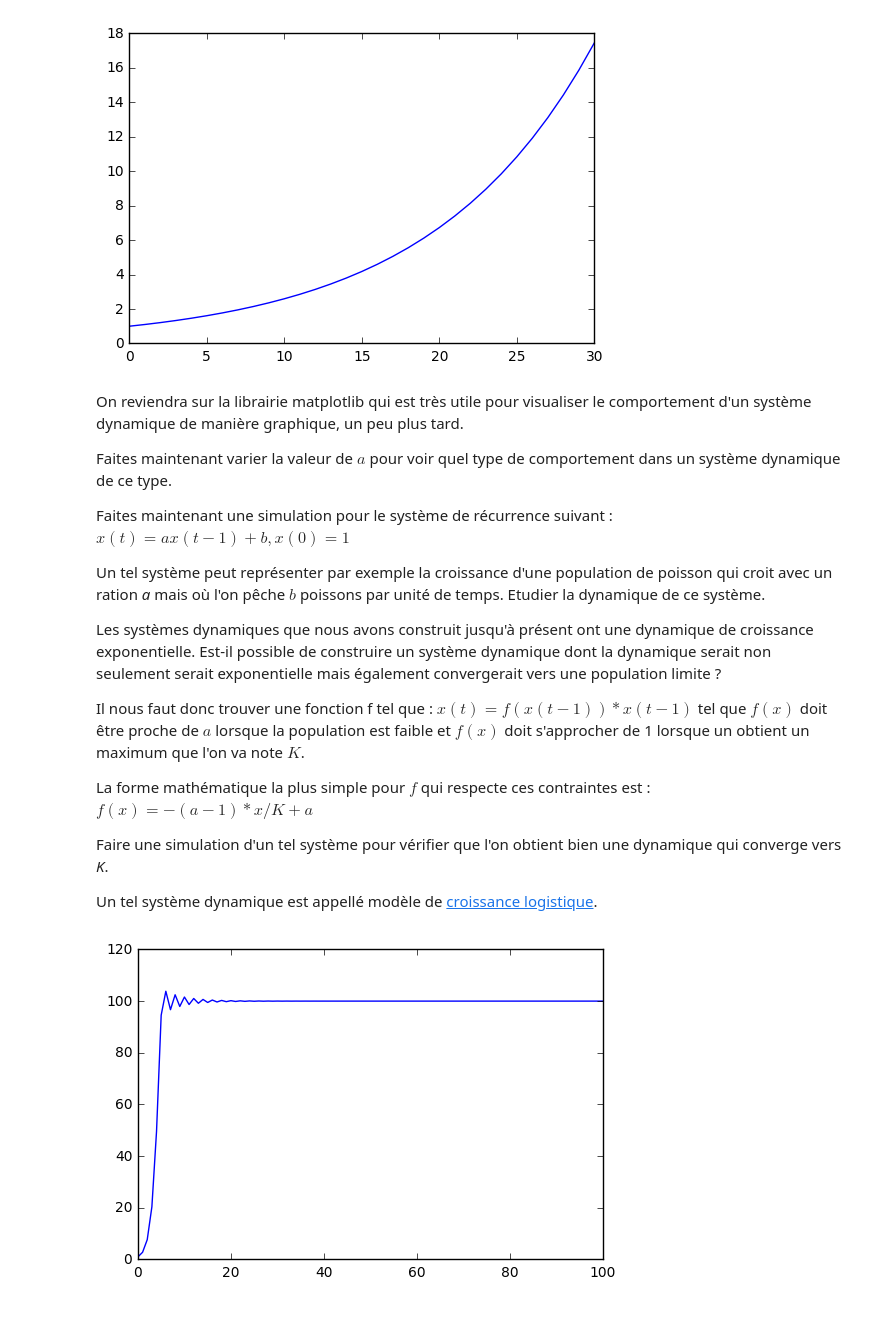
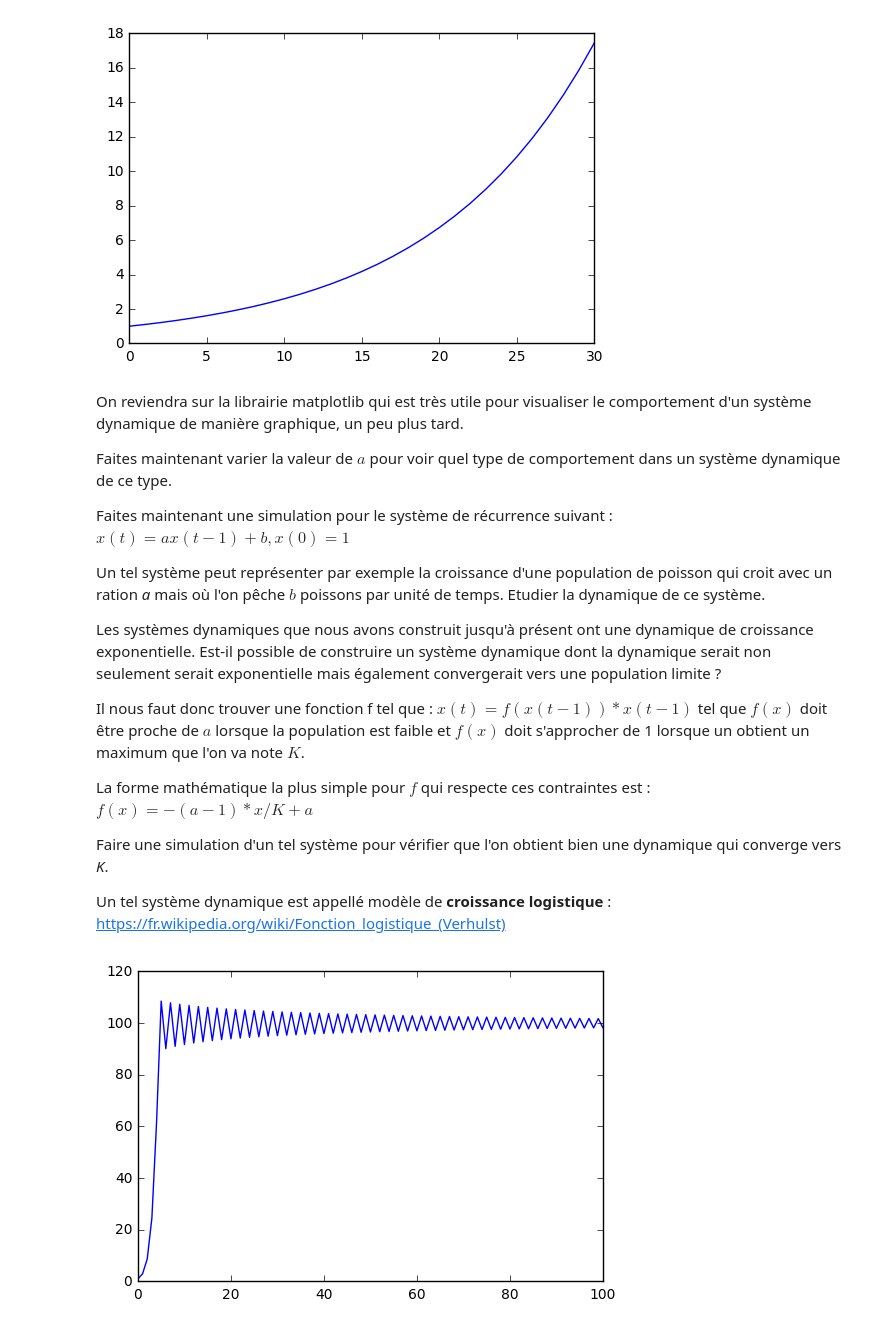
Before and after one commit to SergeStinckwich/ARE-UPMC, a Jupyter notebook: ARE-DYNAMIC/fiche1.ipynb, the cells around one changed output. Drawn from its saved outputs; the diff is of its cells as text; code cells hidden in the pictures.

```diff
--- a/ARE-DYNAMIC/fiche1.ipynb
+++ b/ARE-DYNAMIC/fiche1.ipynb
@@ -138,30 +138,30 @@ $f(x) = -(a-1)*x/K + a$
 
 Faire une simulation d'un tel système pour vérifier que l'on obtient bien une dynamique qui converge vers _K_.
 
-Un tel système dynamique est appellé modèle de [croissance logistique](https://fr.wikipedia.org/wiki/Fonction_logistique_(Verhulst) ).
+Un tel système dynamique est appellé modèle de **croissance logistique** : https://fr.wikipedia.org/wiki/Fonction_logistique_(Verhulst)
 # %%
 %matplotlib inline
 from pylab import *
-a = 2.8
+a = 2.99
 K = 100
 def initialize():
     global x, result
     x = 1.0
     result = [x]
 
 def observe():
     global x, result
     result.append(x)
 
 def update():
     global x, result
     x = (-(a-1)*x/K + a)*x
 
 initialize()
 for t in range(100):
     update()
     observe()
 plot(result)
 show()
 # %% [output]
-[figure, old version]
+[figure, new version]
```
Also changed, not shown: parts of 36 cells of this notebook.
